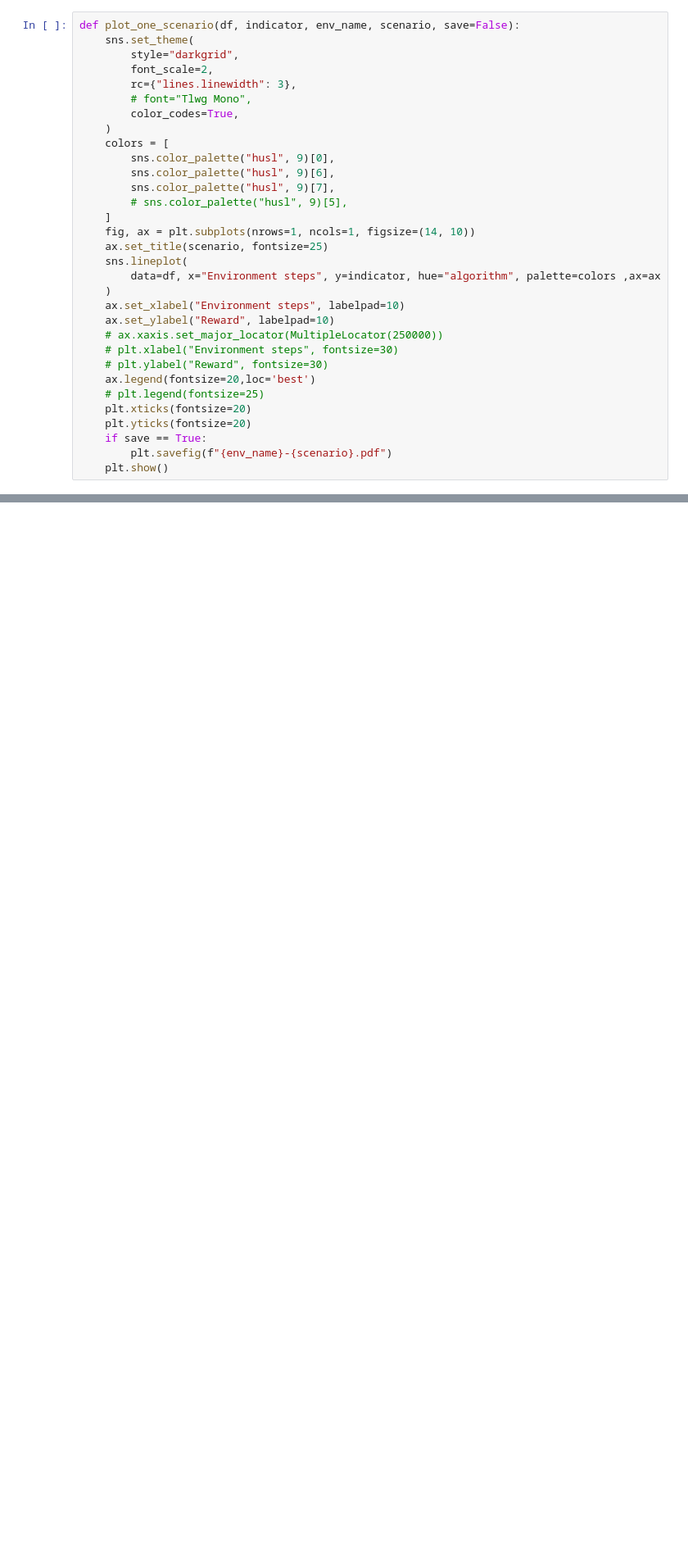
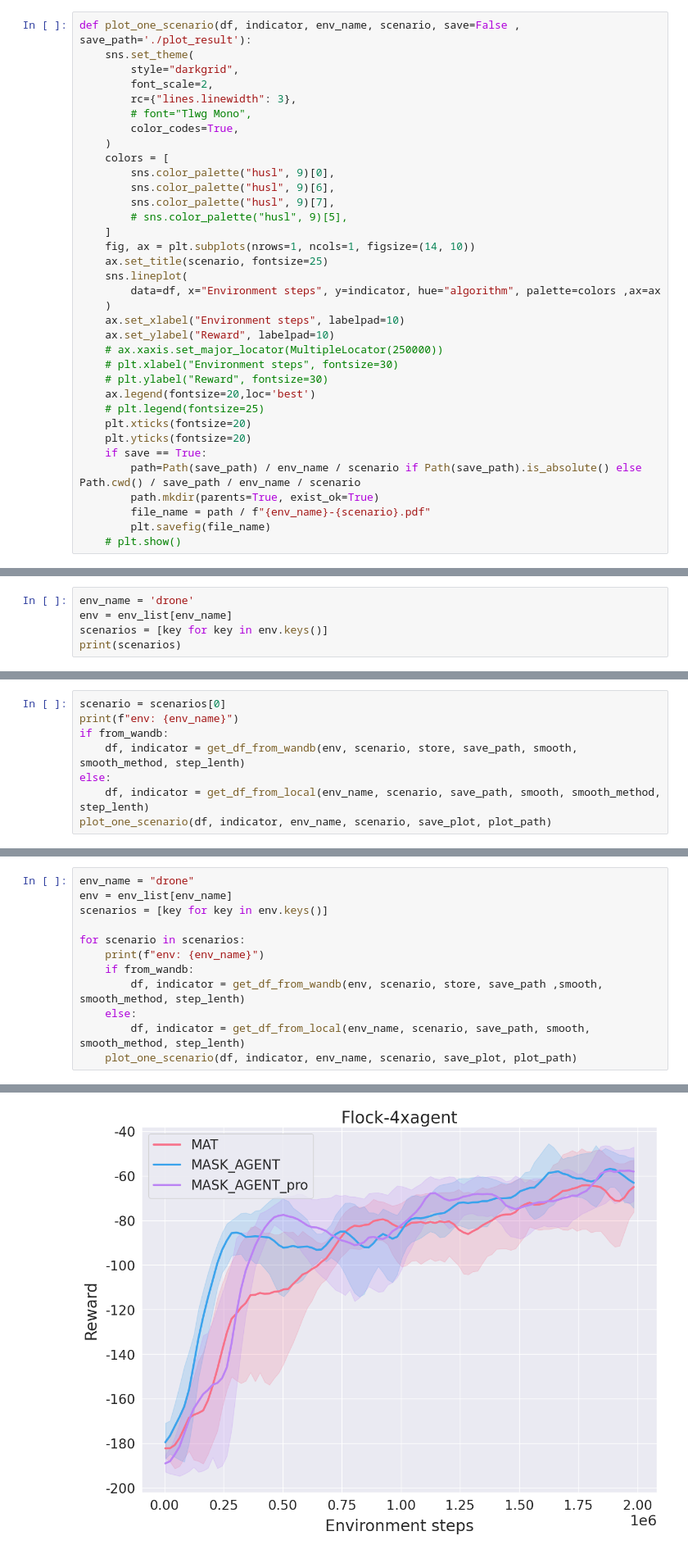
Before and after one commit to song-hl/PlotData, a Jupyter notebook: visualize.ipynb, the cells around one changed output, grey strips where cells are left out. Shown at 82% size. Saved outputs shown, nothing was run; the diff lists cells and outputs as text; blank space fills up the shorter version.

```diff
--- a/visualize.ipynb
+++ b/visualize.ipynb
@@ -208,7 +238,7 @@ def get_df_from_local(env_name, scenario, path, smooth=1, smooth_method=2, step_
             df = df[df["_step"] < step_lenth]
     return df, indicator
 # %%
-def plot_one_scenario(df, indicator, env_name, scenario, save=False):
+def plot_one_scenario(df, indicator, env_name, scenario, save=False , save_path='./plot_result'):
     sns.set_theme(
         style="darkgrid",
         font_scale=2,
@@ -237,6 +267,9 @@ def plot_one_scenario(df, indicator, env_name, scenario, save=False):
     plt.xticks(fontsize=20)
     plt.yticks(fontsize=20)
     if save == True:
-        plt.savefig(f"{env_name}-{scenario}.pdf")
-    plt.show()
+        path=Path(save_path) / env_name / scenario if Path(save_path).is_absolute() else Path.cwd() / save_path / env_name / scenario
+        path.mkdir(parents=True, exist_ok=True)
+        file_name = path / f"{env_name}-{scenario}.pdf"
+        plt.savefig(file_name)
+    # plt.show()
 # %%
@@ -293,0 +343,5 @@ def plot_multi_scenario(env_name, scenarioes, nsize, save=False, dfargs=None):
+# %%
+env_name = 'drone'
+env = env_list[env_name]
+scenarios = [key for key in env.keys()]
+print(scenarios)
@@ -293,0 +350,8 @@ def plot_multi_scenario(env_name, scenarioes, nsize, save=False, dfargs=None):
+# %%
+scenario = scenarios[0]
+print(f"env: {env_name}")
+if from_wandb:
+    df, indicator = get_df_from_wandb(env, scenario, store, save_path, smooth, smooth_method, step_lenth)
+else:
+    df, indicator = get_df_from_local(env_name, scenario, save_path, smooth, smooth_method, step_lenth)
+plot_one_scenario(df, indicator, env_name, scenario, save_plot, plot_path)
@@ -293,0 +363,13 @@ def plot_multi_scenario(env_name, scenarioes, nsize, save=False, dfargs=None):
+# %%
+env_name = "drone"
+env = env_list[env_name]
+scenarios = [key for key in env.keys()]
+
+for scenario in scenarios:
+    print(f"env: {env_name}")
+    if from_wandb:
+        df, indicator = get_df_from_wandb(env, scenario, store, save_path ,smooth, smooth_method, step_lenth)
+    else:
+        df, indicator = get_df_from_local(env_name, scenario, save_path, smooth, smooth_method, step_lenth)
+    plot_one_scenario(df, indicator, env_name, scenario, save_plot, plot_path)
+# %% [output]
@@ -293,0 +379 @@ def plot_multi_scenario(env_name, scenarioes, nsize, save=False, dfargs=None):
+[figure, added]
```
Also changed, not shown: parts of 17 cells of this notebook, 55 other files.
